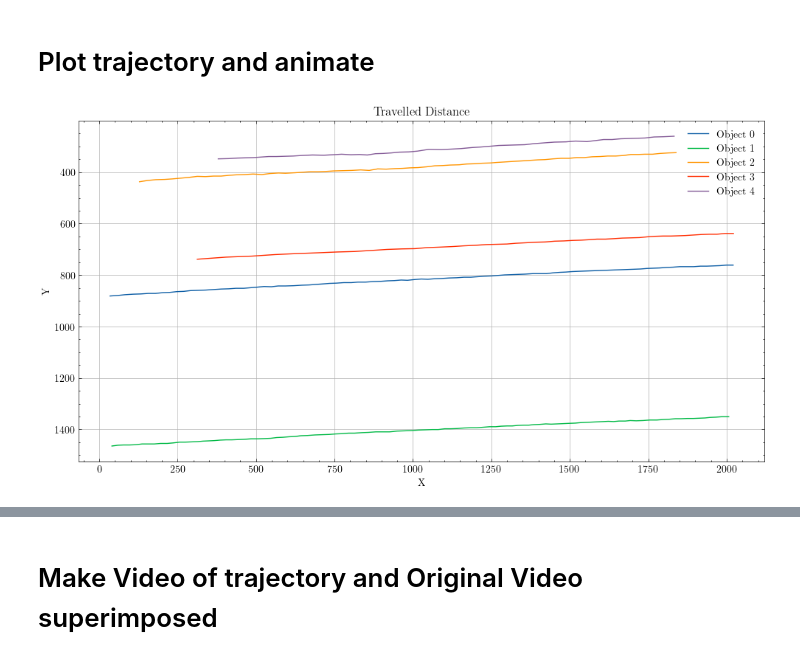
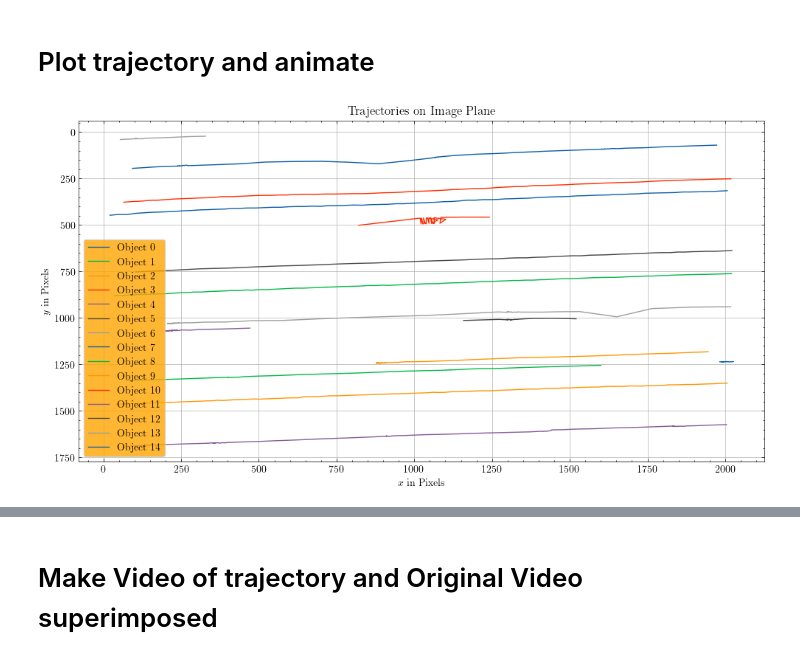
Before and after one commit to Sihifu/JPS-tracking, a Jupyter notebook: visualizations_center.ipynb, the cells around one changed output, grey strips where cells are left out. Saved outputs shown, nothing was run; the diff lists cells and outputs as text; code cells hidden in the pictures.

```diff
--- a/visualizations_center.ipynb
+++ b/visualizations_center.ipynb
@@ -34,7 +34,8 @@ number_objs=len(objs)
 length_of_objs=np.array([np.sum(np.linalg.norm(np.diff(x[:,1:3],axis=0),axis=1)) for x in objs])
 sorted_objs_index=np.argsort(length_of_objs)[::-1]
 objs_sorted=[objs[i] for i in sorted_objs_index]
-objs=[objs_sorted[i] for i in range(5)]
+#objs=[objs_sorted[i] for i in range(5)]
+objs=[objs_sorted[i] for i in range(len(objs_sorted))]
 number_objs=len(objs)
 # %%
 print(sorted_objs_index)
@@ -45,17 +46,17 @@ print(sorted_objs_index)
 # %%
 with plt.style.context('science'):
     plt.rcParams['figure.figsize'] = [12,6]
-    plt.xlabel("X")
-    plt.ylabel("Y")
+    plt.xlabel("$x$ in Pixels")
+    plt.ylabel("$y$ in Pixels")
     for i in range(number_objs):
         plt.plot(objs[i][:,1],objs[i][:,2],label="Object "+str(i))
     plt.grid()
-    plt.title("Travelled Distance")
-    plt.legend()
+    plt.title("Trajectories on Image Plane")
+    plt.legend(frameon=True, facecolor="orange")
     plt.gca().invert_yaxis()
     plt.show()
 # %% [output]
-[figure, old version]
+[figure, new version]
 # %%
 cmap = plt.get_cmap('tab20b')  # Choose your colormap here
 norm = mpl.colors.Normalize(vmin=0, vmax=number_objs)
```
Also changed, not shown: parts of 4 cells of this notebook, 58 other files.
